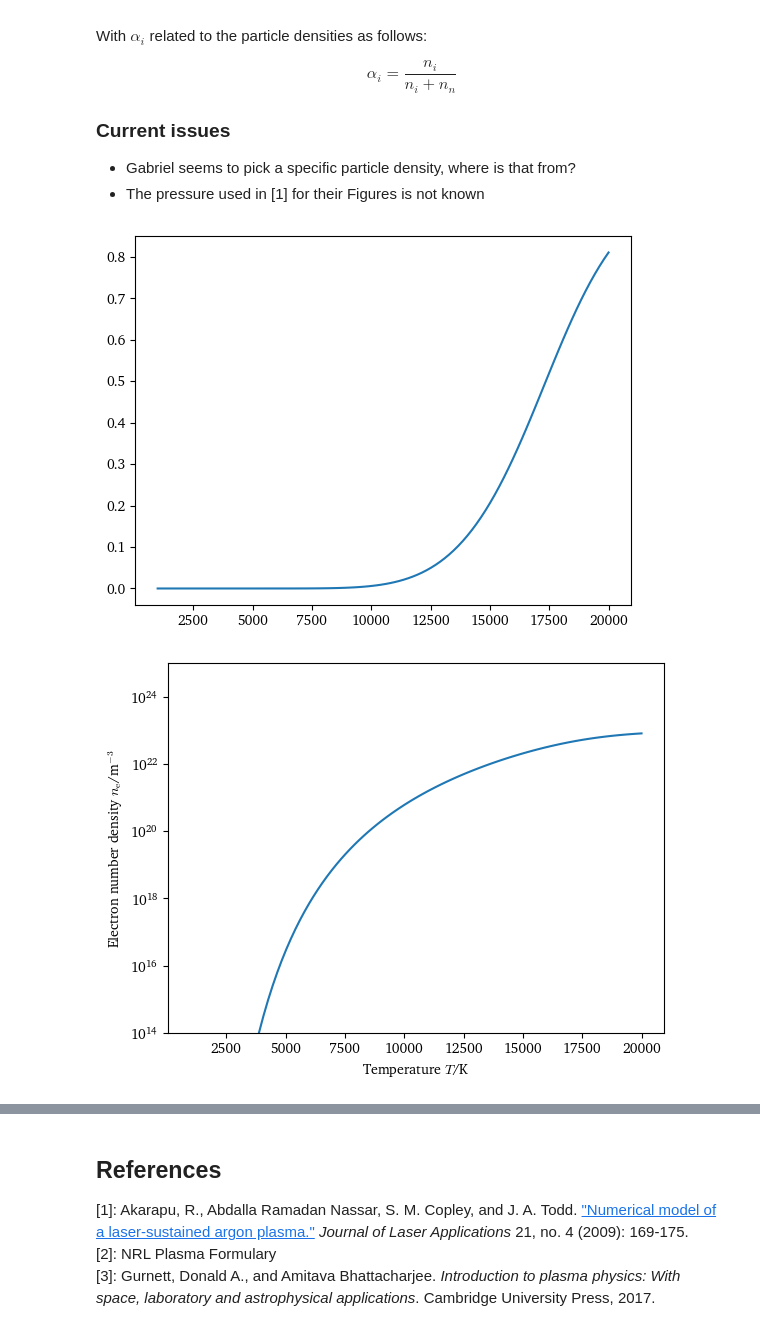
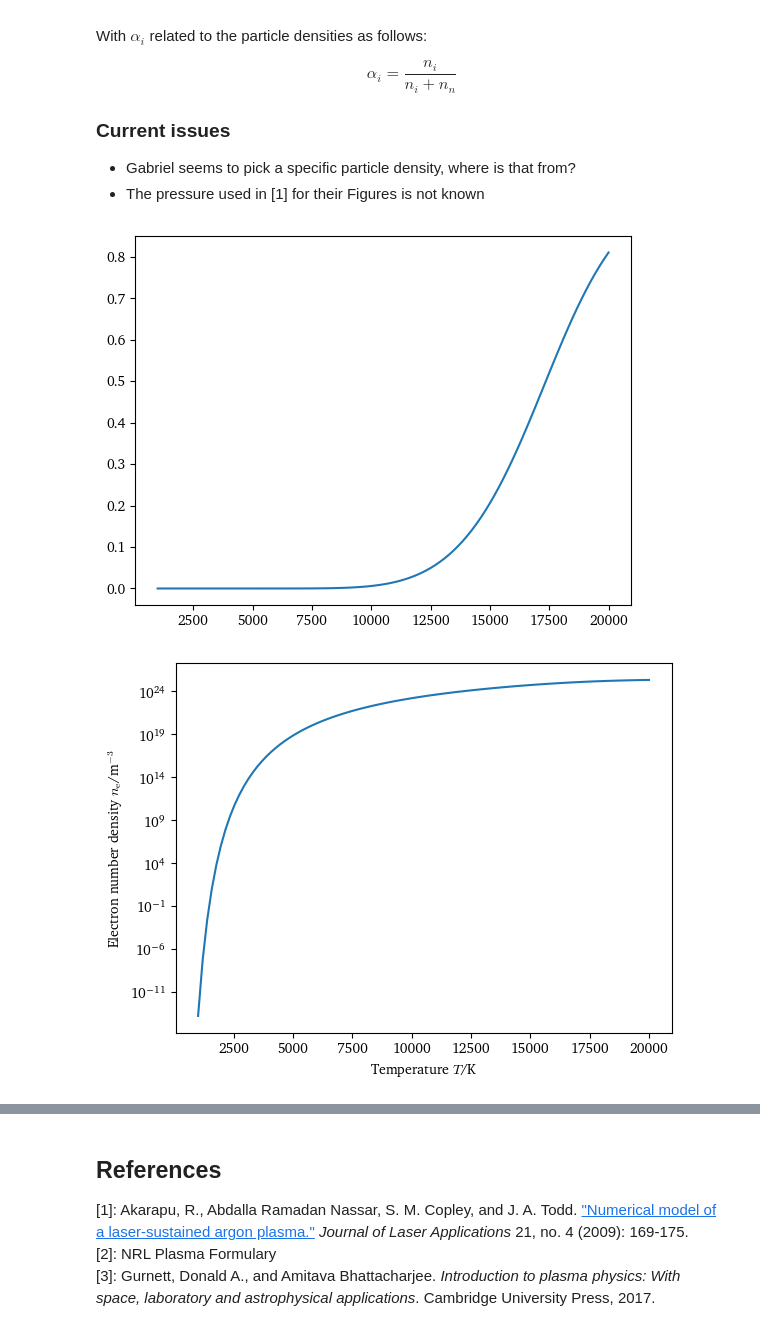
Before and after one commit to eeduplay/MScThesis, a Jupyter notebook: code/absorption.ipynb, the cells around one changed output, grey strips where cells are left out. Cells and saved outputs as stored; diff of their text form; code cells hidden in the pictures.

```diff
--- a/code/absorption.ipynb
+++ b/code/absorption.ipynb
@@ -30,27 +30,27 @@ $$
 # %%
 Ei_Argon = 15.759  # eV
 temperature = np.linspace(1000, 20000, 100)  # K
 pressure = 101300  # Pa
 
 alphas = saha.degreeIonization_simple(temperature, pressure, Ei_Argon)
 
 plt.plot(temperature, alphas)
 plt.show()
 
 # Electron density should be equal to ion density (first ionization)
 
-n_0 = 1e23  # why? idk. n_e is proportional to it so /shrug
+n_0 = 2.6867774e25  # why? idk. n_e is proportional to it so /shrug
 # n_0 = 2.6867774e-25
 n_e = alphas*n_0
 
 plt.semilogy(temperature, n_e)
 plt.xlabel(r'Temperature $T$/K')
 plt.ylabel(r'Electron number density $n_\mathrm{e}$/m$^{-3}$')
-plt.ylim(1e14, 1e25)
+# plt.ylim(1e14, 1e25)
 plt.show()
 # %% [output]
 [figure]
-[figure, old version]
+[figure, new version]
 # %% [markdown]
 ## Figure 2: Inverse-Brehmsstrahlung Absorption
 We then compute the absorption coefficient by inverse-brehmsstrahlung using the following equation:
```
Also changed, not shown: parts of 4 cells of this notebook.
